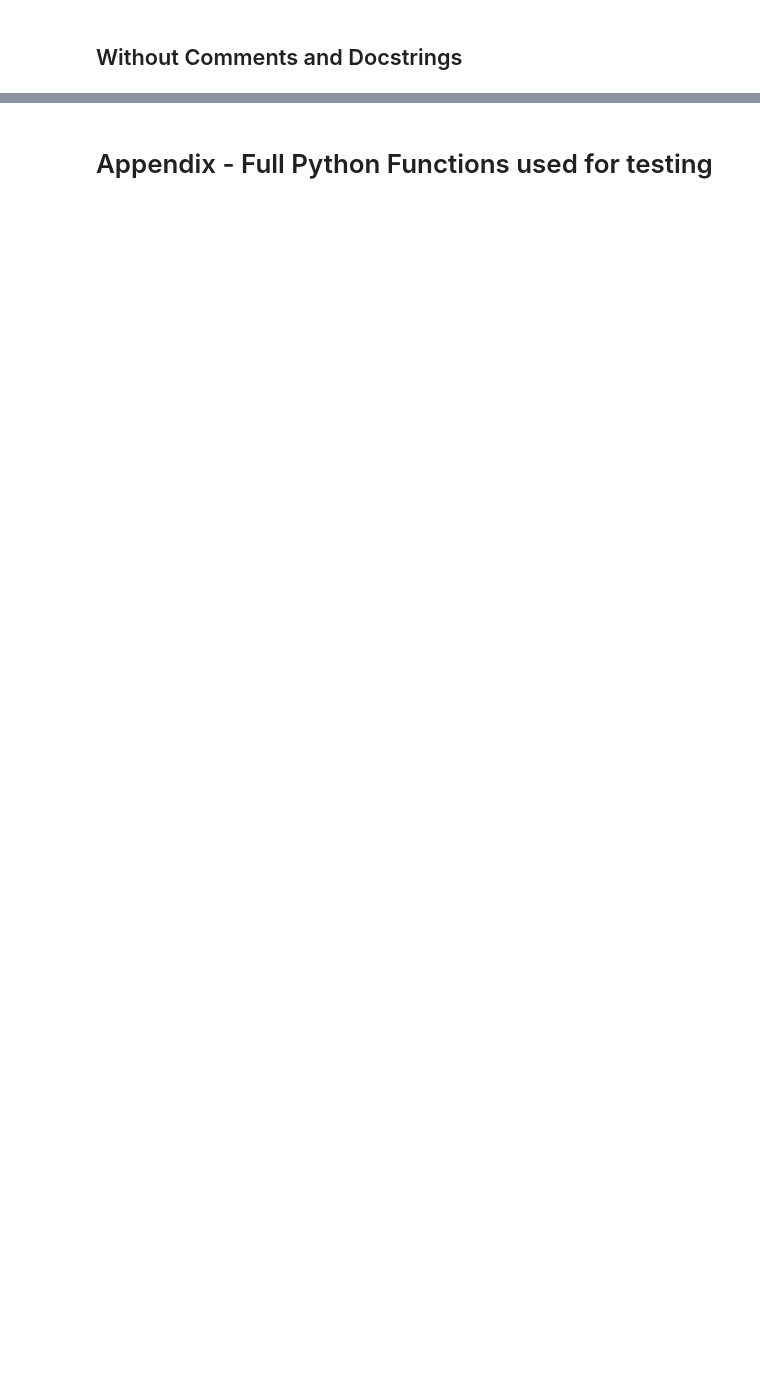
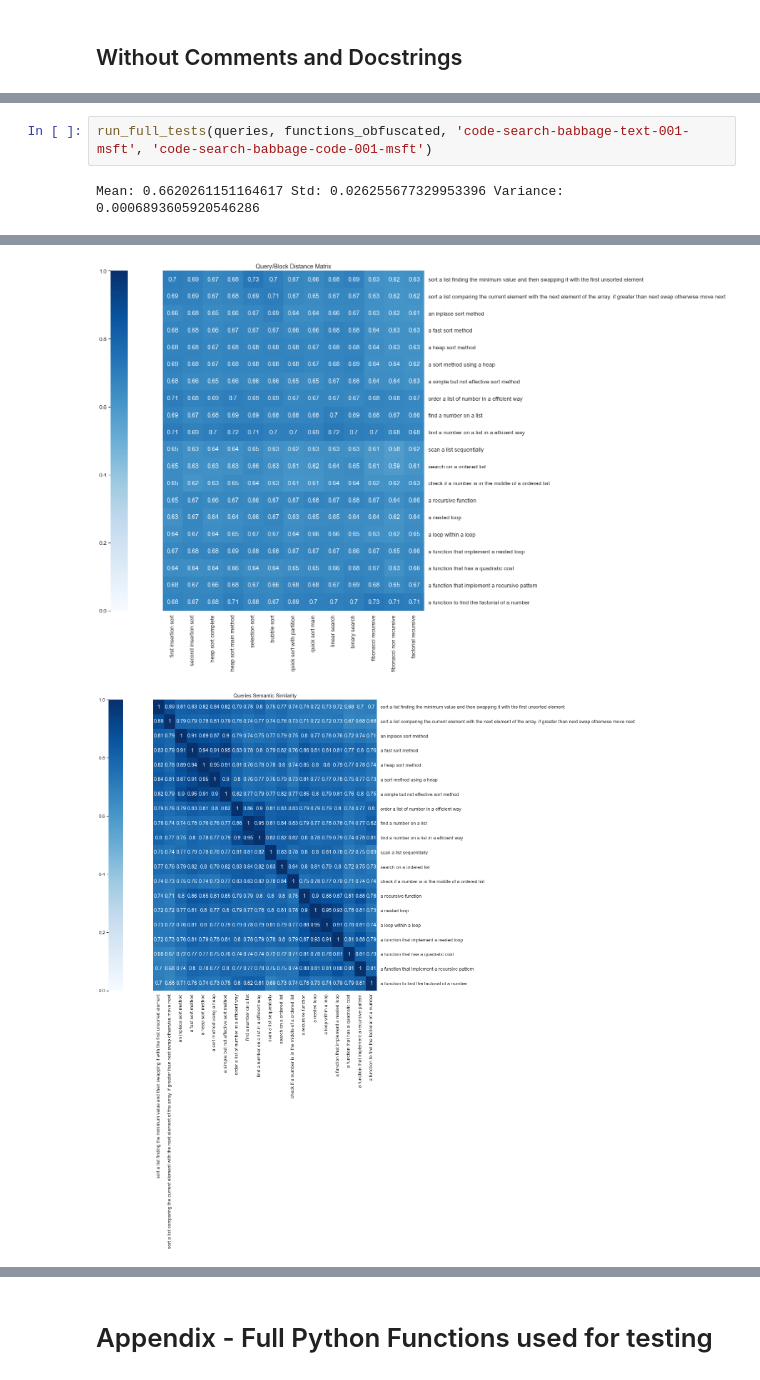
Before and after one commit to JacopoMangiavacchi/Codex_Embedding_Test, a Jupyter notebook: Code_Embedding_Validation.ipynb, the cells around one changed output, grey strips where cells are left out. Saved outputs shown, nothing was run; the diff lists cells and outputs as text; blank space fills up the shorter version.

```diff
--- a/Code_Embedding_Validation.ipynb
+++ b/Code_Embedding_Validation.ipynb
@@ -596,0 +837,4 @@ run_full_tests(queries, functions_without_comments, 'code-search-babbage-code-00
+# %%
+run_full_tests(queries, functions_obfuscated, 'code-search-babbage-text-001-msft', 'code-search-babbage-code-001-msft')
+# %% [output]
+Mean: 0.6620261151164617 Std: 0.026255677329953396 Variance: 0.0006893605920546286
@@ -596,0 +858,2 @@ run_full_tests(queries, functions_without_comments, 'code-search-babbage-code-00
+[figure, added]
+[figure, added]
```
Also changed, not shown: parts of 17 cells of this notebook.
